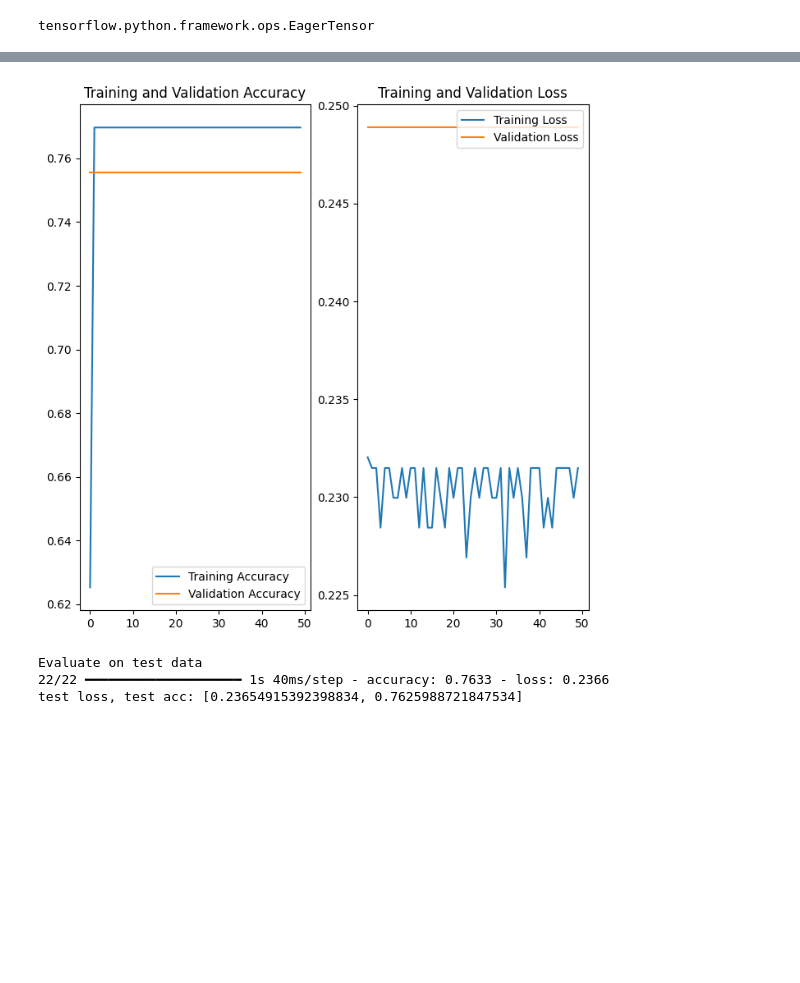
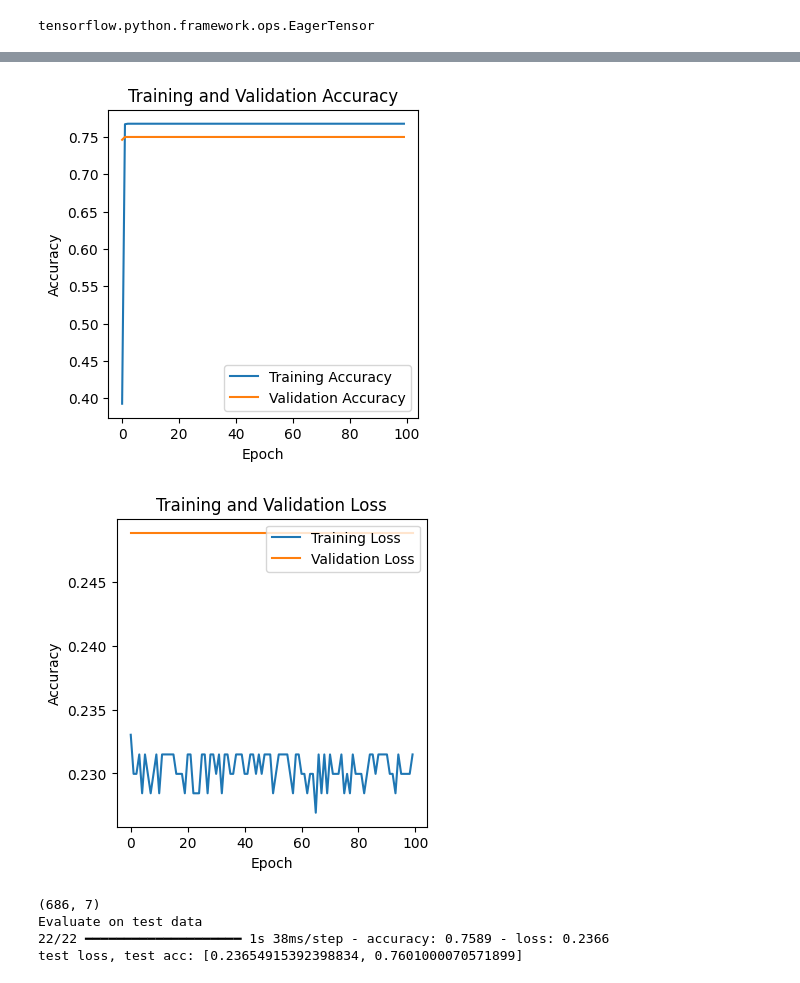
Before and after one commit to christo070/MSA_in_Indian_Languages, a Jupyter notebook: src/multimodal/msa_dfmr_eng.ipynb, the cells around one changed output, grey strips where cells are left out. Saved outputs shown, nothing was run; the diff lists cells and outputs as text; code cells hidden in the pictures; blank space fills up the shorter version.

```diff
--- a/src/multimodal/msa_dfmr_eng.ipynb
+++ b/src/multimodal/msa_dfmr_eng.ipynb
@@ -234,4 +236,4 @@ print(type(train_labels))
 # %%
-epochs = 50
+epochs = 100
 history = model.fit(training_dataset, train_labels, validation_data=validation_data, epochs=epochs)
 # %% [output]
@@ -255,35 +257,43 @@ Epoch 50/50
 # %%
 acc = history.history['accuracy']
 val_acc = history.history['val_accuracy']
 
 loss = history.history['loss']
 val_loss = history.history['val_loss']
 
 epochs_range = range(epochs)
 
-plt.figure(figsize=(8, 8))
-plt.subplot(1, 2, 1)
+plt.figure(figsize=(4, 4))
 plt.plot(epochs_range, acc, label='Training Accuracy')
 plt.plot(epochs_range, val_acc, label='Validation Accuracy')
 plt.legend(loc='lower right')
+plt.xlabel('Epoch')
+plt.ylabel('Accuracy')
 plt.title('Training and Validation Accuracy')
+plt.show()
 
-plt.subplot(1, 2, 2)
+plt.figure(figsize=(4, 4))
 plt.plot(epochs_range, loss, label='Training Loss')
 plt.plot(epochs_range, val_loss, label='Validation Loss')
 plt.legend(loc='upper right')
+plt.xlabel('Epoch')
+plt.ylabel('Accuracy')
 plt.title('Training and Validation Loss')
 plt.show()
 # %% [output]
-[figure, old version]
+[figure, new version]
+[figure, added]
 # %%
 test_text_input, test_audio_input, test_visual_input, test_labels = prepare_data('test')
 test_dataset = [test_text_input, test_audio_input, test_visual_input]
 
+print(test_labels.shape)
+
 print("Evaluate on test data")
 results = model.evaluate(test_dataset, test_labels)
 print("test loss, test acc:", results)
 # %% [output]
+(686, 7)
 Evaluate on test data
-22/22 ━━━━━━━━━━━━━━━━━━━━ 1s 40ms/step - accuracy: 0.7633 - loss: 0.2366
-test loss, test acc: [0.23654915392398834, 0.7625988721847534]
+22/22 ━━━━━━━━━━━━━━━━━━━━ 1s 38ms/step - accuracy: 0.7589 - loss: 0.2366
+test loss, test acc: [0.23654915392398834, 0.7601000070571899]
```
Also changed, not shown: parts of 4 cells of this notebook, 2 other files.
